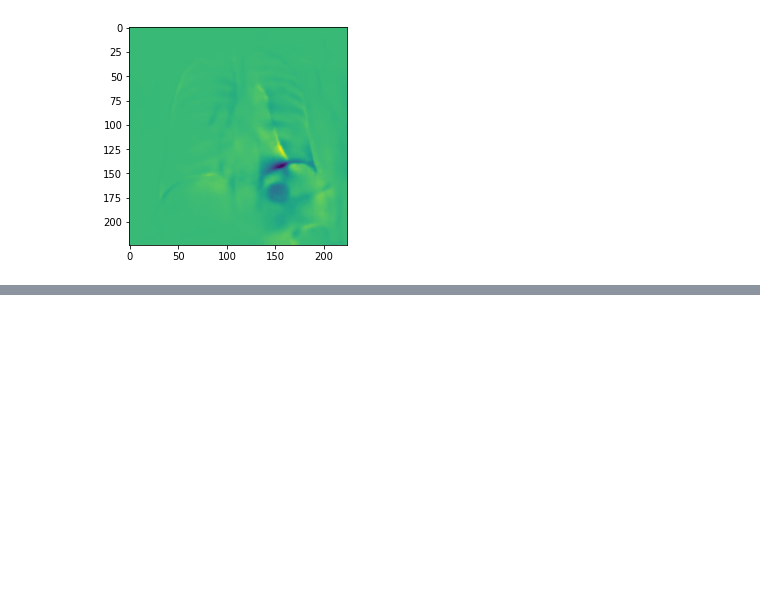
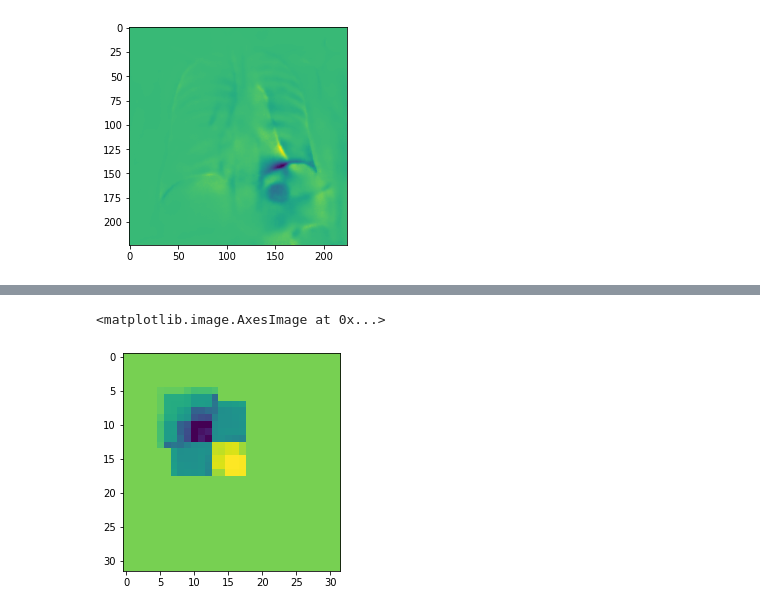
Before and after one commit to mlmed/gifsplanation, a Jupyter notebook: ae-test-clean.ipynb, the cells around one changed output, grey strips where cells are left out. Cells and saved outputs as stored; diff of their text form; code cells hidden in the pictures; blank space fills up the shorter version.

```diff
--- a/ae-test-clean.ipynb
+++ b/ae-test-clean.ipynb
@@ -1106,0 +1132,5 @@ plt.axis('off');
+# %%
+plt.imshow(u_ + v_)
+# %% [output]
+<matplotlib.image.AxesImage at 0x...>
+[figure, added]
```
Also changed, not shown: parts of 14 cells of this notebook, 3 other files.
